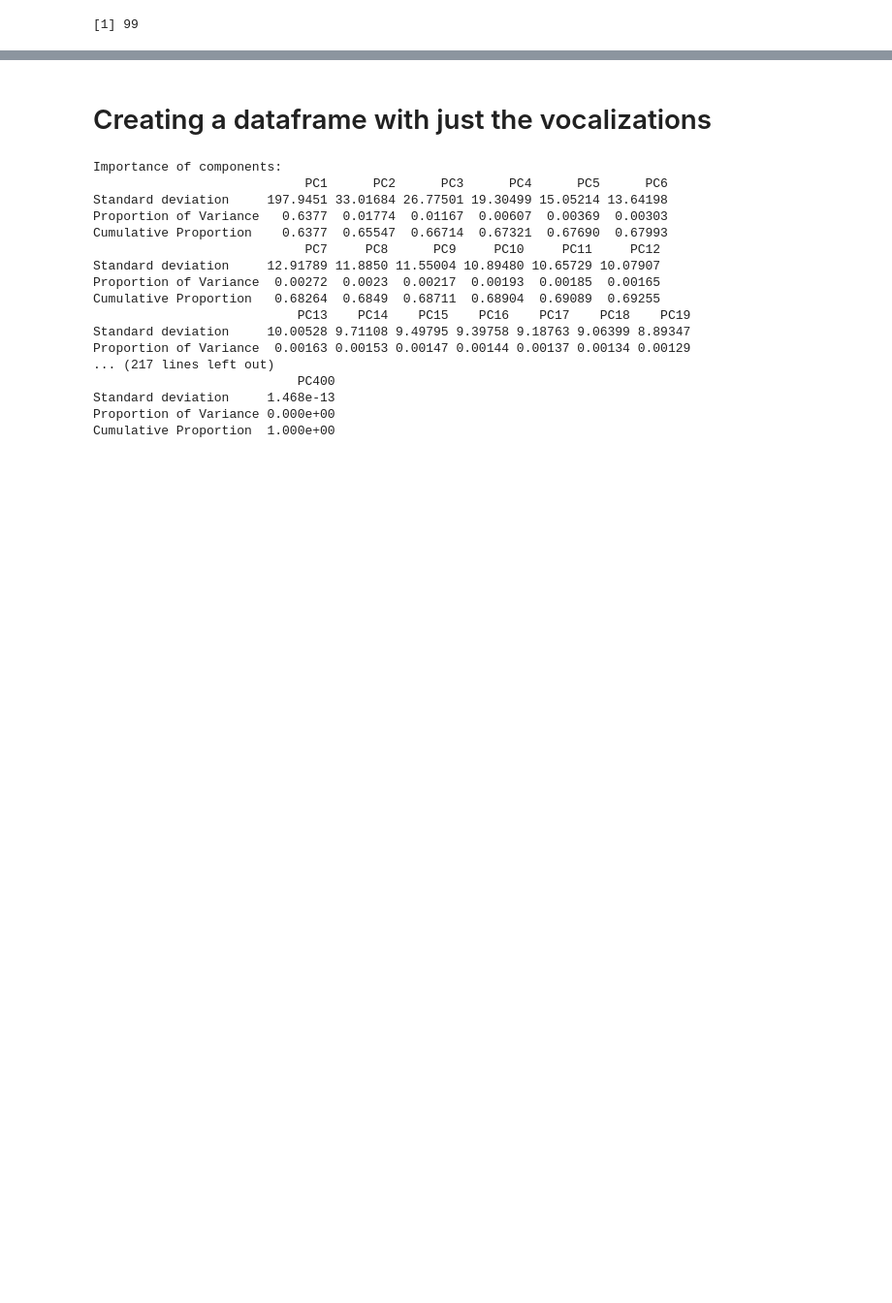
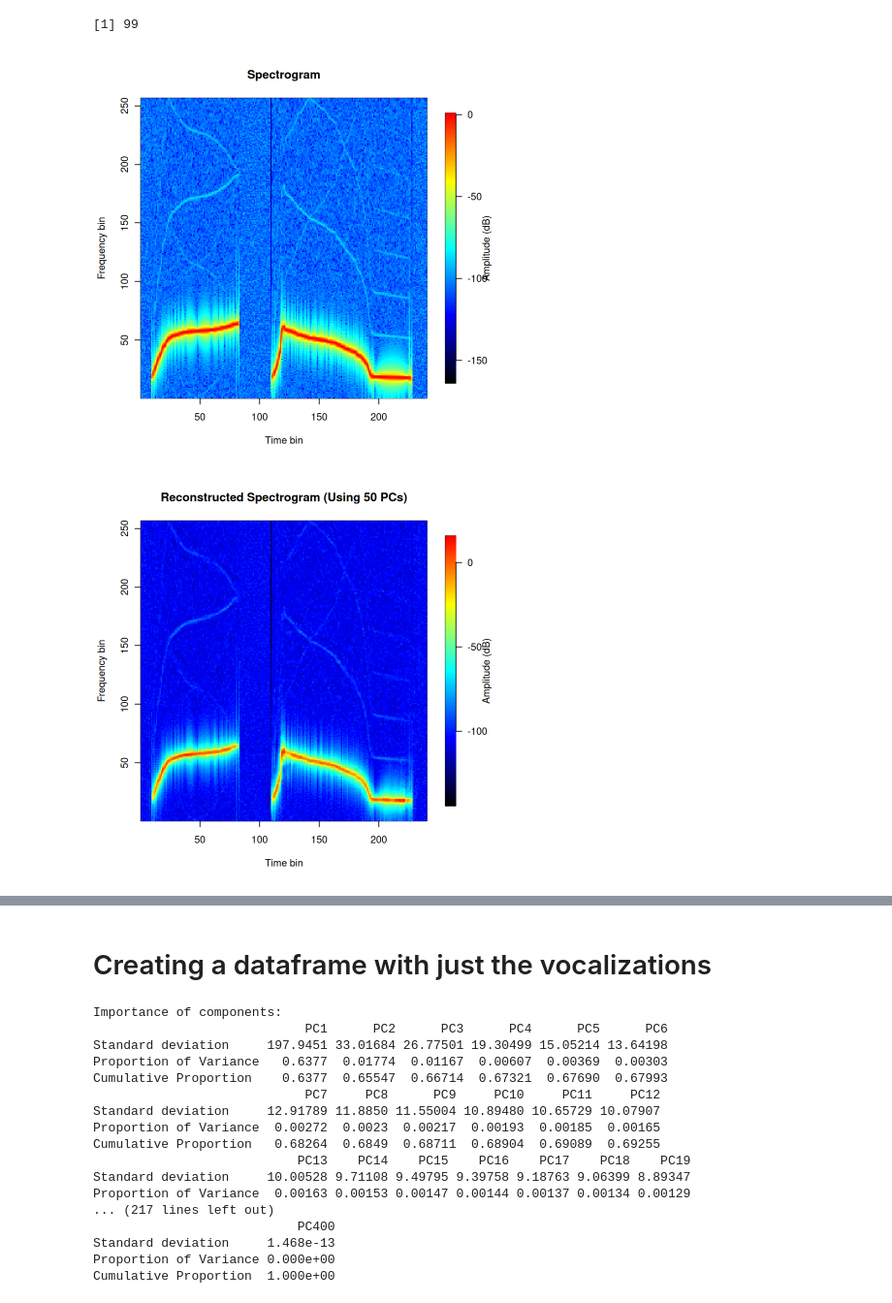
Before and after one commit to bapt-mat/DataMining_project, a Jupyter notebook: extract_features.ipynb, the cells around one changed output, grey strips where cells are left out. Shown at 97% size. Drawn from its saved outputs; the diff is of its cells as text; code cells hidden in the pictures; blank space fills up the shorter version.

Commit message:
save plots

```diff
--- a/extract_features.ipynb
+++ b/extract_features.ipynb
@@ -47,8 +29,8 @@ plot_spectro <- function(spec_features){
     y = 1:freq_bins,
     z = t(spec_matrix),
     col = custom_palette,
-    xlab = "Time",
-    ylab = "Frequency",
+    xlab = "Time bin",
+    ylab = "Frequency bin",
     main = "Spectrogram",
     legend.lab = "Amplitude (dB)",
     legend.cex = 1
@@ -66,8 +48,8 @@ plot_reconstructed_spectro <- function(reconstructed_features, num_components){
     y = 1:freq_bins,
     z = t(reconstructed_matrix),
     col = colorRampPalette(c("black", "blue", "cyan", "yellow", "red"))(100),
-    xlab = "Time",
-    ylab = "Frequency",
+    xlab = "Time bin",
+    ylab = "Frequency bin",
     main = paste("Reconstructed Spectrogram (Using", num_components, "PCs)"),
     legend.lab = "Amplitude (dB)"
   )
@@ -393,3 +345,29 @@ pca_df$Distance <- synthetic_df$Distance
 saveRDS(pca_df, file = "./data/Propagation_experiments/df_pca_synthetic.rds")
 # %% [output]
 [1] 99
+# %%
+num_spectro <- 1
+spectrogram <- synthetic_df[num_spectro, ]
+spec_features <- spectrogram[1:(ncol(spectrogram) - 1)]
+
+plot_spectro(spec_features)
+
+num_components <- 50
+
+pca_components <- pca_synthetic$rotation
+pca_score <- pca_synthetic$x[num_spectro, 1:num_components]
+
+reconstructed_features <- pca_score%*% t(pca_components[, 1:num_components])
+
+if (!is.null(pca_synthetic$scale)) {
+  reconstructed_features <- scale(reconstructed_features, center = FALSE, scale = 1 / pca_synthetic$scale)
+}
+
+if (!is.null(pca_synthetic$center)) {
+  reconstructed_features <- scale(reconstructed_features, center = -pca_synthetic$center, scale = FALSE)
+}
+
+plot_reconstructed_spectro(reconstructed_features, num_components)
+# %% [output]
+[figure, added]
+[figure, added]
```
Also changed, not shown: parts of 4 cells of this notebook, 48 other files.
